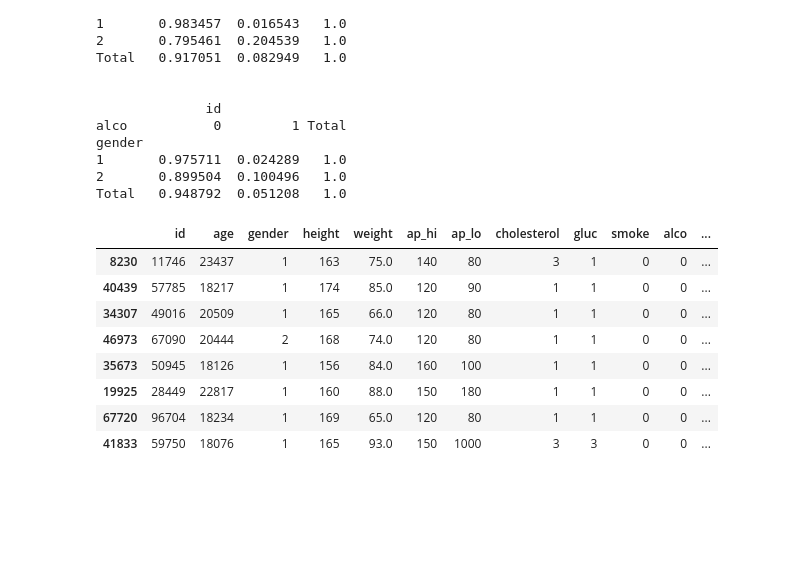
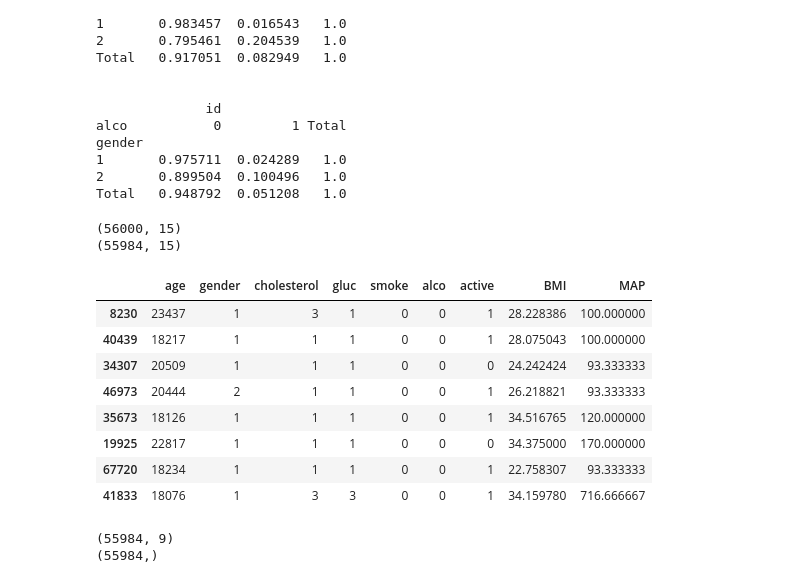
Before and after one commit to afazhou/Diabetes-prediction-by-machine-learning, a Jupyter notebook: data_EDA.ipynb, the cells around one changed output. Drawn from its saved outputs; the diff is of its cells as text; code cells hidden in the pictures; blank space fills up the shorter version.

```diff
--- a/data_EDA.ipynb
+++ b/data_EDA.ipynb
@@ -3,13 +3,15 @@
 # %%
 import numpy as np
 import pandas as pd
-# import os
-# # 确定文件路径
-# csv_path=os.path.join("D:\Code\Python\Advanced Machine Learning Project\cardio_dataset.csv")
-# # turn the dataset into a Pandas DataFrame object
-# cardio_dataset=pd.read_csv(csv_path)
-url = 'https://raw.githubusercontent.com/afazhou/advanced-ml-project-by-tf-pandas/master/cardio_dataset.csv'
-cardio_dataset = pd.read_csv(url, error_bad_lines=False)
+import os
+# 确定文件路径
+csv_path=os.path.join("D:\Code\Python\Advanced Machine Learning Project\cardio_dataset.csv")
+# turn the dataset into a Pandas DataFrame object
+cardio_dataset=pd.read_csv(csv_path)
+
+
+# url = 'https://raw.githubusercontent.com/afazhou/advanced-ml-project-by-tf-pandas/master/cardio_dataset.csv'
+# cardio_dataset = pd.read_csv(url, error_bad_lines=False)
 # %%
 cardio_dataset.head(5)
 # %% [output]
@@ -233,23 +235,41 @@ gender
 Total   0.948792  0.051208   1.0
 # %%
 # 5-----Data cleaning and preprocessing
+# %%
+# 删除重复值，这里的重复值指的是除了id列，其他列的数值全部相同的样本
+print(cardio.shape)
+cardio.drop_duplicates(subset =[c for c in list(cardio.columns) if c!='id'],keep = 'first', inplace = True)
+print(cardio.shape)
+
+# 有输出可见，少了16个，说明有17个相同，保留了第一个，删除了其余相同的样本
+# %% [output]
+(56000, 15)
+(55984, 15)
 # %%
 # Prepare the Data for Machine Learning Algorithms (EDA重点)
 # 预处理数据前把feature和target(label) 分开
 
 # cardio是已经分好的训练集，在三、的开头赋值的
+cardio_targets = cardio["cardio"]  # target
+
 cardio = cardio.drop("cardio",axis=1) #axis=1--按列操作；这个第一次运行就要屏蔽，否则会报错，因为清除了之后就没有target列了
+# 身高体重用BMI代替，再去除BMI里的异常值，这样就可以做到两个特征结合着分析是否为异常值
+cardio = cardio.drop("height",axis=1)
+cardio = cardio.drop("weight",axis=1)
+# 收缩压和舒张压用MAP替代
+cardio = cardio.drop("ap_hi",axis=1)
+cardio = cardio.drop("ap_lo",axis=1)
+# id这个特征对机器学习没有价值，直接丢掉
+cardio = cardio.drop("id",axis=1)
 
-
-cardio_targets = cardio_train_set["cardio"].copy
 cardio.head(8)
 # %% [output]
-|  | id | age | gender | height | weight | ap_hi | ap_lo | cholesterol | gluc | smoke | alco | ... |
-| 8230 | 11746 | 23437 | 1 | 163 | 75.0 | 140 | 80 | 3 | 1 | 0 | 0 | ... |
-| 40439 | 57785 | 18217 | 1 | 174 | 85.0 | 120 | 90 | 1 | 1 | 0 | 0 | ... |
-| 34307 | 49016 | 20509 | 1 | 165 | 66.0 | 120 | 80 | 1 | 1 | 0 | 0 | ... |
-| 46973 | 67090 | 20444 | 2 | 168 | 74.0 | 120 | 80 | 1 | 1 | 0 | 0 | ... |
-| 35673 | 50945 | 18126 | 1 | 156 | 84.0 | 160 | 100 | 1 | 1 | 0 | 0 | ... |
-| 19925 | 28449 | 22817 | 1 | 160 | 88.0 | 150 | 180 | 1 | 1 | 0 | 0 | ... |
-| 67720 | 96704 | 18234 | 1 | 169 | 65.0 | 120 | 80 | 1 | 1 | 0 | 0 | ... |
-| 41833 | 59750 | 18076 | 1 | 165 | 93.0 | 150 | 1000 | 3 | 3 | 0 | 0 | ... |
+|  | age | gender | cholesterol | gluc | smoke | alco | active | BMI | MAP |
+| 8230 | 23437 | 1 | 3 | 1 | 0 | 0 | 1 | 28.228386 | 100.000000 |
+| 40439 | 18217 | 1 | 1 | 1 | 0 | 0 | 1 | 28.075043 | 100.000000 |
+| 34307 | 20509 | 1 | 1 | 1 | 0 | 0 | 0 | 24.242424 | 93.333333 |
+| 46973 | 20444 | 2 | 1 | 1 | 0 | 0 | 1 | 26.218821 | 93.333333 |
+| 35673 | 18126 | 1 | 1 | 1 | 0 | 0 | 1 | 34.516765 | 120.000000 |
+| 19925 | 22817 | 1 | 1 | 1 | 0 | 0 | 0 | 34.375000 | 170.000000 |
+| 67720 | 18234 | 1 | 1 | 1 | 0 | 0 | 1 | 22.758307 | 93.333333 |
+| 41833 | 18076 | 1 | 3 | 3 | 0 | 0 | 1 | 34.159780 | 716.666667 |
@@ -280,0 +276,6 @@ cardio.head(8)
+# %%
+print(cardio.shape)
+print(cardio_targets.shape)
+# %% [output]
+(55984, 9)
+(55984,)
```
Also changed, not shown: parts of 17 cells of this notebook.
